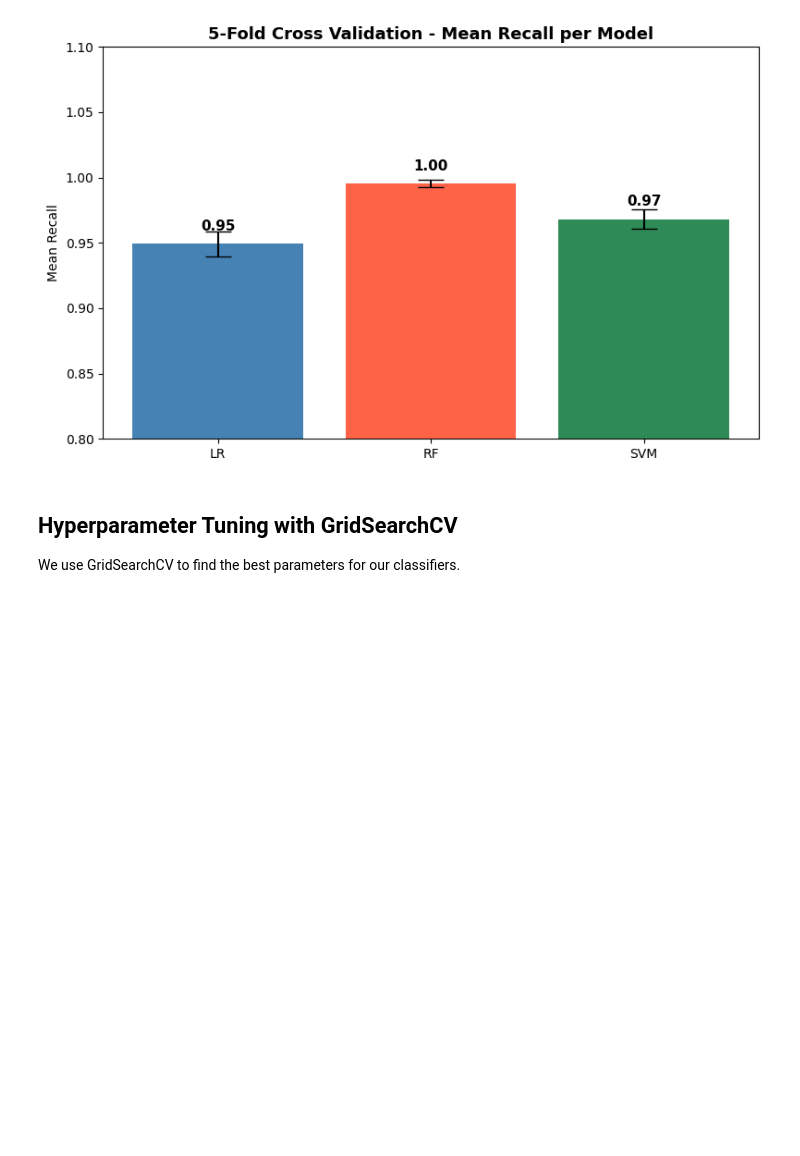
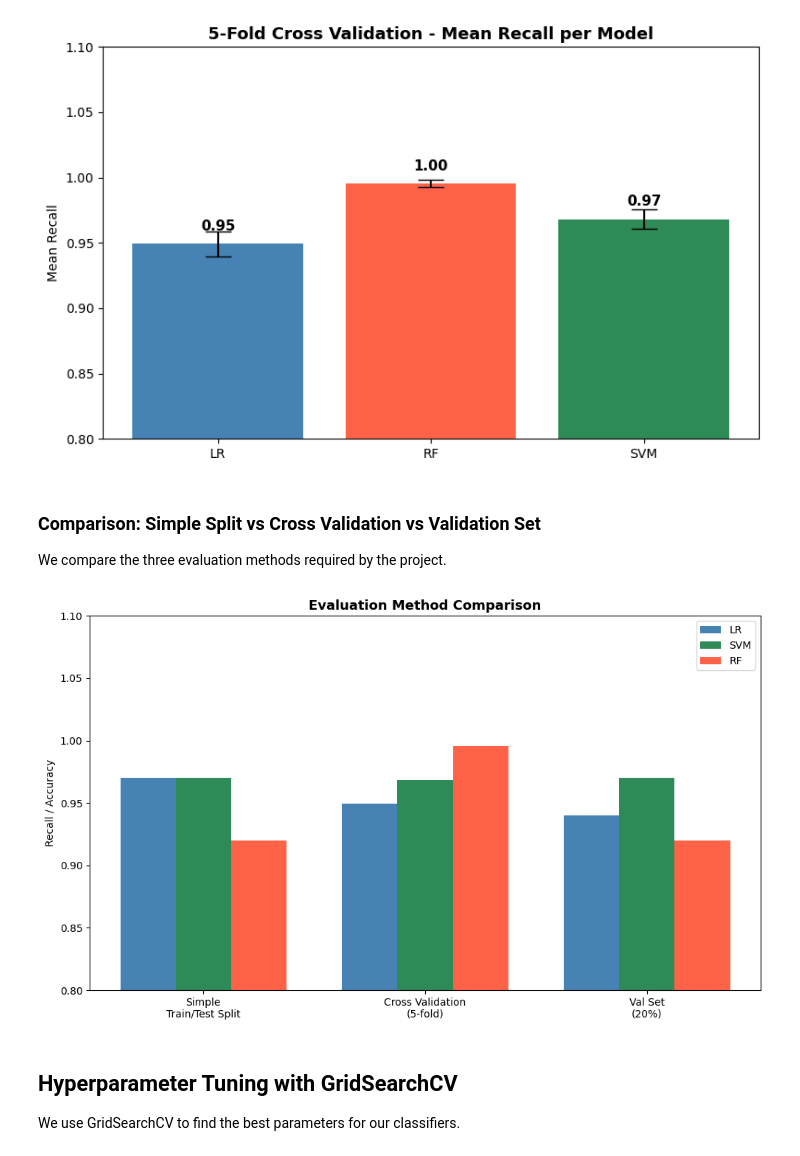
Before and after one commit to eliezaylaa/zoidberg, a Jupyter notebook: chest_Xray/zoidberg.ipynb, the cells around one changed output. Drawn from its saved outputs; the diff is of its cells as text; code cells hidden in the pictures; blank space fills up the shorter version.

```diff
--- a/chest_Xray/zoidberg.ipynb
+++ b/chest_Xray/zoidberg.ipynb
@@ -277,6 +277,32 @@ plt.tight_layout()
 plt.show()
 # %% [output]
 [figure]
+# %% [markdown]
+### Comparison: Simple Split vs Cross Validation vs Validation Set
+We compare the three evaluation methods required by the project.
+# %%
+methods = ['Simple\nTrain/Test Split', 'Cross Validation\n(5-fold)', 'Val Set\n(20%)']
+lr_scores = [0.97, cv_lr.mean(), 0.94]
+svm_scores = [0.97, cv_svm.mean(), 0.97]
+rf_scores = [0.92, cv_r.mean(), 0.92]
+
+x = np.arange(len(methods))
+width = 0.25
+
+fig, ax = plt.subplots(figsize=(10, 6))
+ax.bar(x - width, lr_scores, width, label='LR', color='steelblue')
+ax.bar(x, svm_scores, width, label='SVM', color='seagreen')
+ax.bar(x + width, rf_scores, width, label='RF', color='tomato')
+ax.set_title('Evaluation Method Comparison', fontweight='bold', fontsize=13)
+ax.set_ylabel('Recall / Accuracy')
+ax.set_xticks(x)
+ax.set_xticklabels(methods)
+ax.set_ylim(0.8, 1.1)
+ax.legend()
+plt.tight_layout()
+plt.show()
+# %% [output]
+[figure, added]
 # %% [markdown]
 ## Hyperparameter Tuning with GridSearchCV
 We use GridSearchCV to find the best parameters for our classifiers.
```
Also changed, not shown: parts of 2 cells of this notebook, 1 other file.
